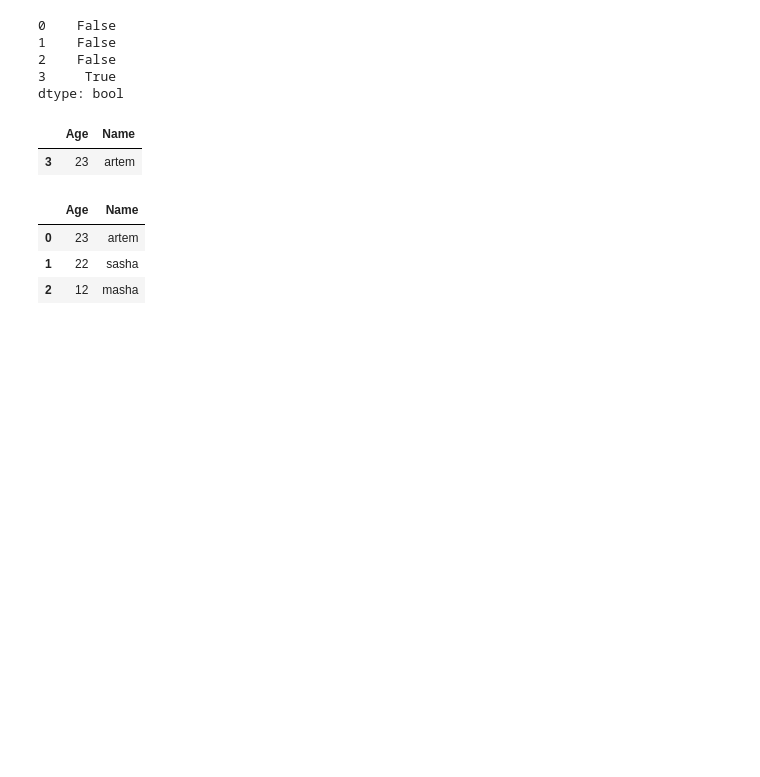
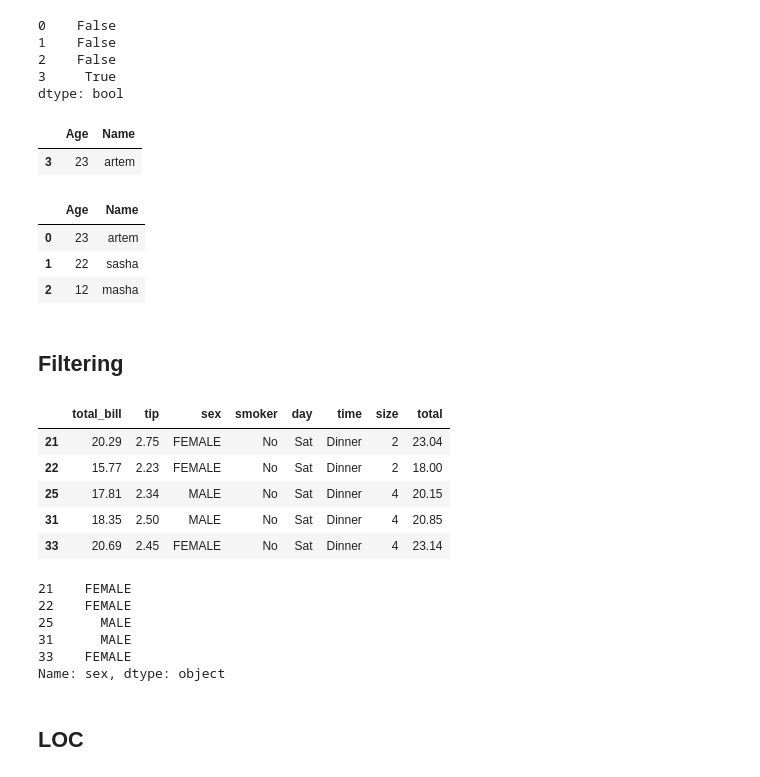
Before and after one commit to shkolovy/machine-learning-t1, a Jupyter notebook: tips.ipynb, the cells around one changed output. Cells and saved outputs as stored; diff of their text form; code cells hidden in the pictures; blank space fills up the shorter version.

```diff
--- a/tips.ipynb
+++ b/tips.ipynb
@@ -289,3 +289,27 @@ df_with_dublicates.drop_duplicates()
 | 0 | 23 | artem |
 | 1 | 22 | sasha |
 | 2 | 12 | masha |
+# %% [markdown]
+## Filtering
+# %%
+tip_range = (df.tip > 2) & (df.tip < 3)
+df[tip_range].head()
+# %% [output]
+|  | total_bill | tip | sex | smoker | day | time | size | total |
+| 21 | 20.29 | 2.75 | FEMALE | No | Sat | Dinner | 2 | 23.04 |
+| 22 | 15.77 | 2.23 | FEMALE | No | Sat | Dinner | 2 | 18.00 |
+| 25 | 17.81 | 2.34 | MALE | No | Sat | Dinner | 4 | 20.15 |
+| 31 | 18.35 | 2.50 | MALE | No | Sat | Dinner | 4 | 20.85 |
+| 33 | 20.69 | 2.45 | FEMALE | No | Sat | Dinner | 4 | 23.14 |
+# %%
+# in this case is better to use df.loc as it executed as one operation
+df[tip_range].sex.head()
+# %% [output]
+21    FEMALE
+22    FEMALE
+25      MALE
+31      MALE
+33    FEMALE
+Name: sex, dtype: object
+# %% [markdown]
+## LOC
```
Also changed, not shown: parts of 7 cells of this notebook.
